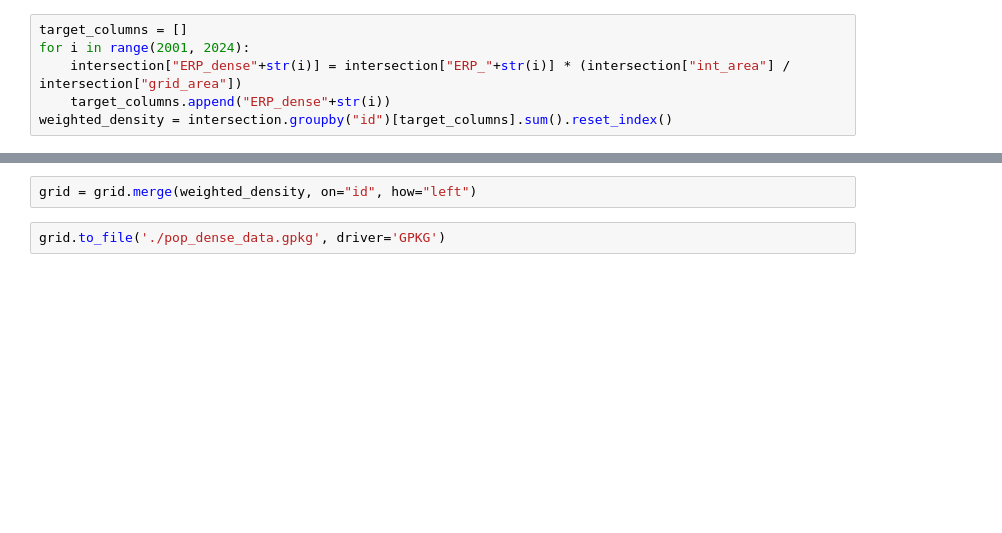
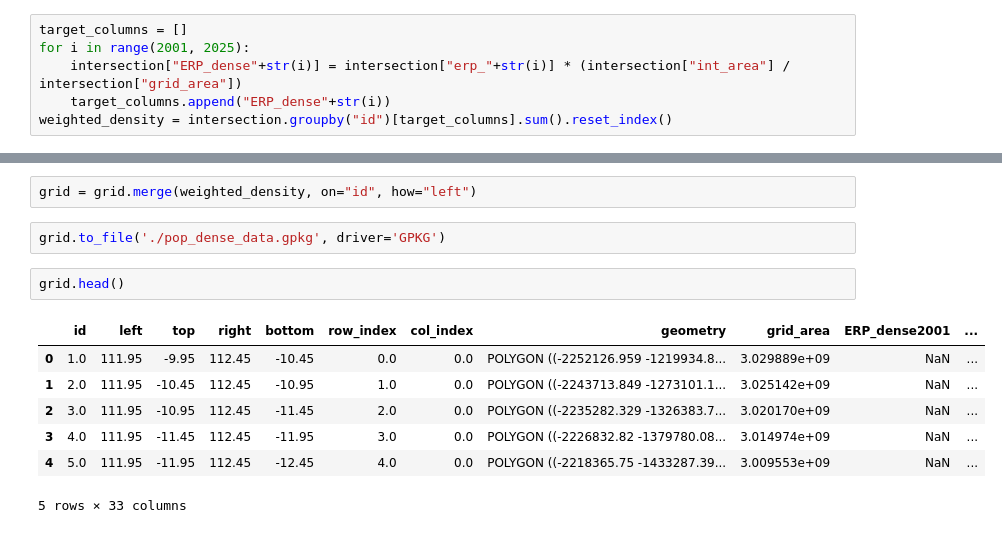
Before and after one commit to Biangbiang0321/DSS5103project, a Jupyter notebook: rainfall_data_processing/grid_data_processing.ipynb, the cells around one changed output, grey strips where cells are left out. Cells and saved outputs as stored; diff of their text form; blank space fills up the shorter version.

```diff
--- a/rainfall_data_processing/grid_data_processing.ipynb
+++ b/rainfall_data_processing/grid_data_processing.ipynb
@@ -131,8 +180,8 @@ intersection["int_area"] = intersection.geometry.area
 grid["grid_area"] = grid.geometry.area
 # %%
 target_columns = []
-for i in range(2001, 2024):
-    intersection["ERP_dense"+str(i)] = intersection["ERP_"+str(i)] * (intersection["int_area"] / intersection["grid_area"])
+for i in range(2001, 2025):
+    intersection["ERP_dense"+str(i)] = intersection["erp_"+str(i)] * (intersection["int_area"] / intersection["grid_area"])
     target_columns.append("ERP_dense"+str(i))
 weighted_density = intersection.groupby("id")[target_columns].sum().reset_index()
 # %%
@@ -146,3 +195,13 @@ g_area_1/g_area_2
 grid = grid.merge(weighted_density, on="id", how="left")
 # %%
 grid.to_file('./pop_dense_data.gpkg', driver='GPKG')
+# %%
+grid.head()
+# %% [output]
+|  | id | left | top | right | bottom | row_index | col_index | geometry | grid_area | ERP_dense2001 | ... |
+| 0 | 1.0 | 111.95 | -9.95 | 112.45 | -10.45 | 0.0 | 0.0 | POLYGON ((-2252126.959 -1219934.8... | 3.029889e+09 | NaN | ... |
+| 1 | 2.0 | 111.95 | -10.45 | 112.45 | -10.95 | 1.0 | 0.0 | POLYGON ((-2243713.849 -1273101.1... | 3.025142e+09 | NaN | ... |
+| 2 | 3.0 | 111.95 | -10.95 | 112.45 | -11.45 | 2.0 | 0.0 | POLYGON ((-2235282.329 -1326383.7... | 3.020170e+09 | NaN | ... |
+| 3 | 4.0 | 111.95 | -11.45 | 112.45 | -11.95 | 3.0 | 0.0 | POLYGON ((-2226832.82 -1379780.08... | 3.014974e+09 | NaN | ... |
+| 4 | 5.0 | 111.95 | -11.95 | 112.45 | -12.45 | 4.0 | 0.0 | POLYGON ((-2218365.75 -1433287.39... | 3.009553e+09 | NaN | ... |
+5 rows × 33 columns
```
Also changed, not shown: parts of 9 cells of this notebook, 2 other files.
